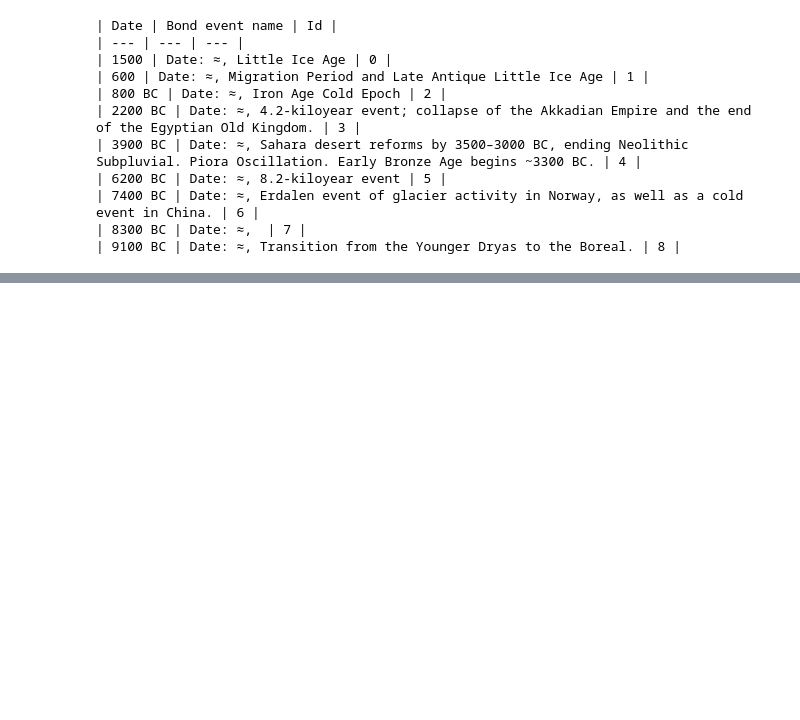
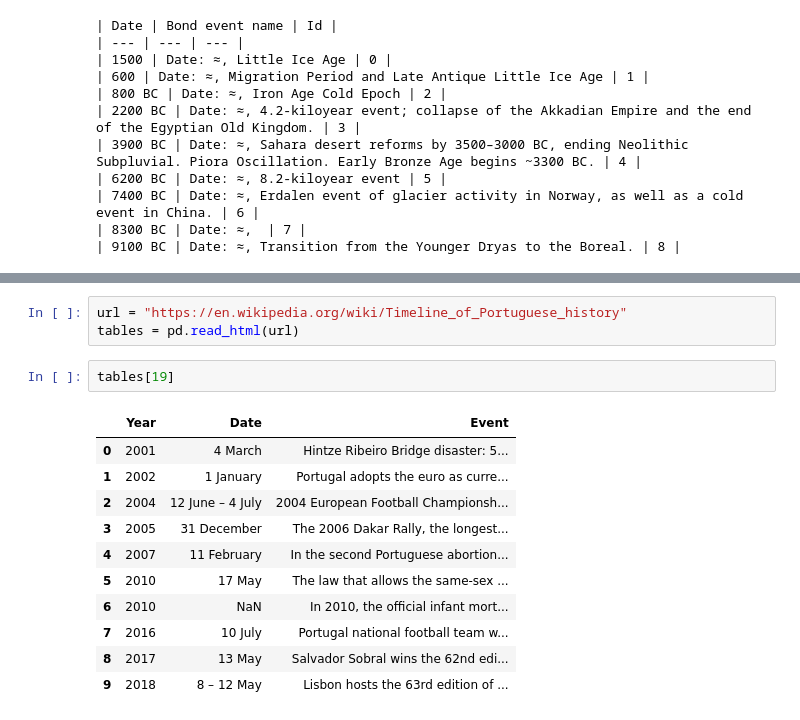
Before and after one commit to domschl/EbookTools, a Jupyter notebook: wiki_exporter_hist.ipynb, the cells around one changed output, grey strips where cells are left out. Cells and saved outputs as stored; diff of their text form; blank space fills up the shorter version.

```diff
--- a/wiki_exporter_hist.ipynb
+++ b/wiki_exporter_hist.ipynb
@@ -383,0 +663,17 @@ for i, row in enumerate(tables[0].iterrows()):
+# %%
+url = "https://en.wikipedia.org/wiki/Timeline_of_Portuguese_history"
+tables = pd.read_html(url)
+# %%
+tables[19]
+# %% [output]
+|  | Year | Date | Event |
+| 0 | 2001 | 4 March | Hintze Ribeiro Bridge disaster: 5... |
+| 1 | 2002 | 1 January | Portugal adopts the euro as curre... |
+| 2 | 2004 | 12 June – 4 July | 2004 European Football Championsh... |
+| 3 | 2005 | 31 December | The 2006 Dakar Rally, the longest... |
+| 4 | 2007 | 11 February | In the second Portuguese abortion... |
+| 5 | 2010 | 17 May | The law that allows the same-sex ... |
+| 6 | 2010 | NaN | In 2010, the official infant mort... |
+| 7 | 2016 | 10 July | Portugal national football team w... |
+| 8 | 2017 | 13 May | Salvador Sobral wins the 62nd edi... |
+| 9 | 2018 | 8 – 12 May | Lisbon hosts the 63rd edition of ... |
```
Also changed, not shown: parts of 14 cells of this notebook, 2 other files.
